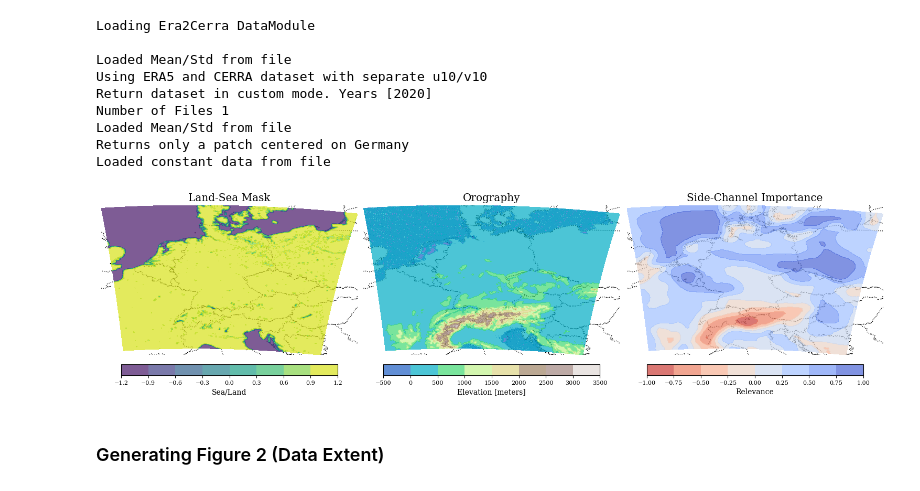
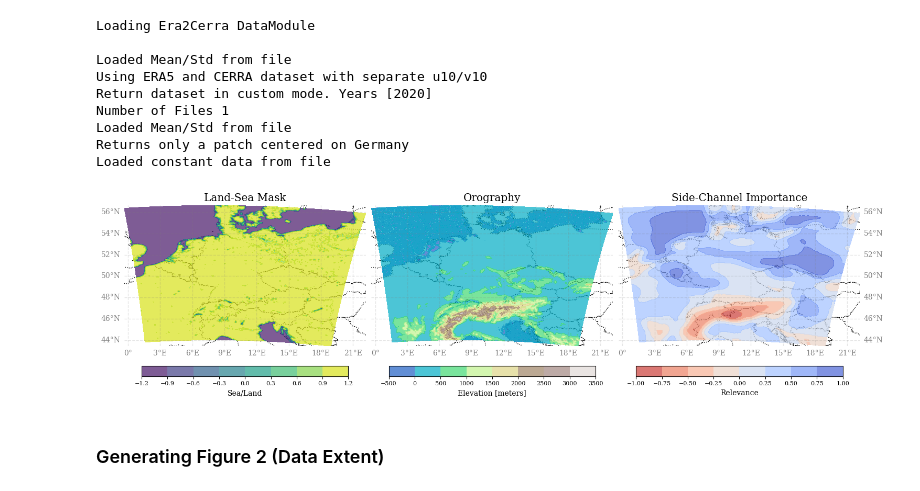
Before and after one commit to LSX-UniWue/downscaling-SwinFSD, a Jupyter notebook: notebooks/paper_plots.ipynb, the cells around one changed output. Drawn from its saved outputs; the diff is of its cells as text; code cells hidden in the pictures.

Commit message:
update Figure to include Gridlines

```diff
--- a/notebooks/paper_plots.ipynb
+++ b/notebooks/paper_plots.ipynb
@@ -367,6 +367,8 @@ comparison = 2 * (comparison - np.min(comparison)) / (np.max(comparison) - np.mi
 
 
 orography = data[1][1][1].detach().cpu().numpy()
+
+
 orography = (orography * 444.1848) + 236.8313
 
 projection = ccrs.PlateCarree()
@@ -377,35 +379,63 @@ for ax in fig.axes:
 
 
 ax1 = plt.subplot(1, 3, 1, projection=projection)
 ax1.add_feature(cfeature.COASTLINE, linestyle=":")
 ax1.add_feature(cfeature.BORDERS, linestyle=':')
 ax1.set_title('Land-Sea Mask')
 ax1.axis('off')
 cbar1 = fig.colorbar(ax1.contourf(lons, lats, data[1][1][0].detach().cpu().numpy(), cmap='viridis', transform=projection, alpha=0.7, zorder=2), ax=ax1, orientation='horizontal', fraction=0.05, pad=0.04)
 cbar1.ax.set_xlabel('Sea/Land', rotation=0)
 
+gl = ax1.gridlines(crs=ccrs.PlateCarree(), draw_labels=True,
+                  linewidth=1, color='gray', alpha=0.2, linestyle='--')
+gl.top_labels = False
+gl.right_labels = False
+gl.xformatter = LONGITUDE_FORMATTER
+gl.yformatter = LATITUDE_FORMATTER
+gl.xlabel_style = {'size': 10, 'color': 'gray'}
+gl.ylabel_style = gl.xlabel_style.copy()
+
 
 ax2 = plt.subplot(1, 3, 2, projection=projection)
 ax2.add_feature(cfeature.COASTLINE, linestyle=":")
 ax2.add_feature(cfeature.BORDERS, linestyle=':')
 ax2.set_title('Orography')
 ax2.axis('off')
 cbar2 = fig.colorbar(ax2.contourf(lons, lats, orography, cmap='terrain', transform=projection, alpha=0.7, zorder=2), ax=ax2, orientation='horizontal', fraction=0.05, pad=0.04)
 cbar2.ax.set_xlabel('Elevation [meters]', rotation=0)
+
+gl = ax2.gridlines(crs=ccrs.PlateCarree(), draw_labels=True,
+                  linewidth=1, color='gray', alpha=0.2, linestyle='--')
+gl.top_labels = False
+gl.right_labels = False
+gl.left_labels = False
+gl.xformatter = LONGITUDE_FORMATTER
+gl.yformatter = LATITUDE_FORMATTER
+gl.xlabel_style = {'size': 10, 'color': 'gray'}
+gl.ylabel_style = gl.xlabel_style.copy()
 
 
 ax3 = plt.subplot(1, 3, 3, projection=projection)
 ax3.add_feature(cfeature.COASTLINE, linestyle=":")
 ax3.add_feature(cfeature.BORDERS, linestyle=':',)
 ax3.set_title('Side-Channel Importance')
 ax3.axis('off')
 cbar3 = fig.colorbar(ax3.contourf(lons, lats, comparison, cmap='coolwarm_r', transform=projection, alpha=0.7, zorder=2), ax=ax3, orientation='horizontal', fraction=0.05, pad=0.04)
 cbar3.ax.set_xlabel('Relevance', rotation=0)
 
-#plt.savefig('artifacts/IG-sidechannels.pdf', bbox_inches='tight', dpi=300)
+gl = ax3.gridlines(crs=ccrs.PlateCarree(), draw_labels=True,
+                  linewidth=1, color='gray', alpha=0.2, linestyle='--')
+gl.top_labels = False
+gl.left_labels = False
+gl.xformatter = LONGITUDE_FORMATTER
+gl.yformatter = LATITUDE_FORMATTER
+gl.xlabel_style = {'size': 10, 'color': 'gray'}
+gl.ylabel_style = gl.xlabel_style.copy()
+
+plt.savefig('../artifacts/IG-sidechannels.pdf', bbox_inches='tight', dpi=300)
 plt.show()
 # %% [output]
-[figure, old version]
+[figure, new version]
 # %% [markdown]
 ### Generating Figure 2 (Data Extent)
 # %%
```
Also changed, not shown: parts of 2 cells of this notebook.
